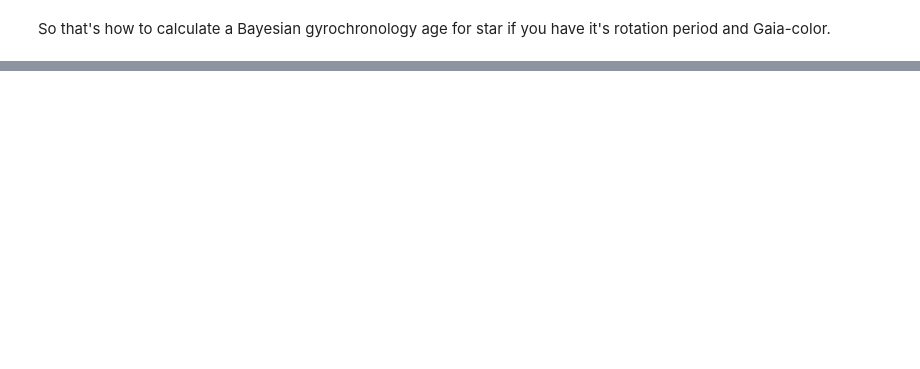
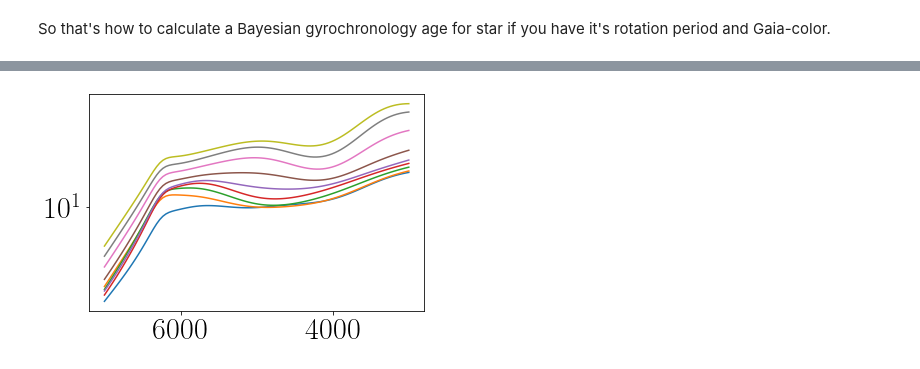
Before and after one commit to RuthAngus/stardate2, a Jupyter notebook: notebooks/Stardate2_demo.ipynb, the cells around one changed output, grey strips where cells are left out. Drawn from its saved outputs; the diff is of its cells as text; code cells hidden in the pictures; blank space fills up the shorter version.

```diff
--- a/notebooks/Stardate2_demo.ipynb
+++ b/notebooks/Stardate2_demo.ipynb
@@ -86,0 +97,16 @@ AttributeError: 'Model' object has no attribute 'y_test'
+# %%
+test_ages = np.linspace(9, 10, 9)
+test_teffs = np.linspace(3000, 7000, 100)
+
+prots = np.zeros((len(test_ages), len(test_teffs)))
+for i, a in enumerate(test_ages):
+    for j, t in enumerate(test_teffs):
+        prots[i, j] = gp.pred_at(a, t)
+# %%
+for i, p in enumerate(prots):
+    plt.plot(test_teffs, p)
+
+plt.gca().invert_xaxis()
+plt.yscale("log")
+# %% [output]
+[figure, added]
```
Also changed, not shown: parts of 6 cells of this notebook, 3 other files.
